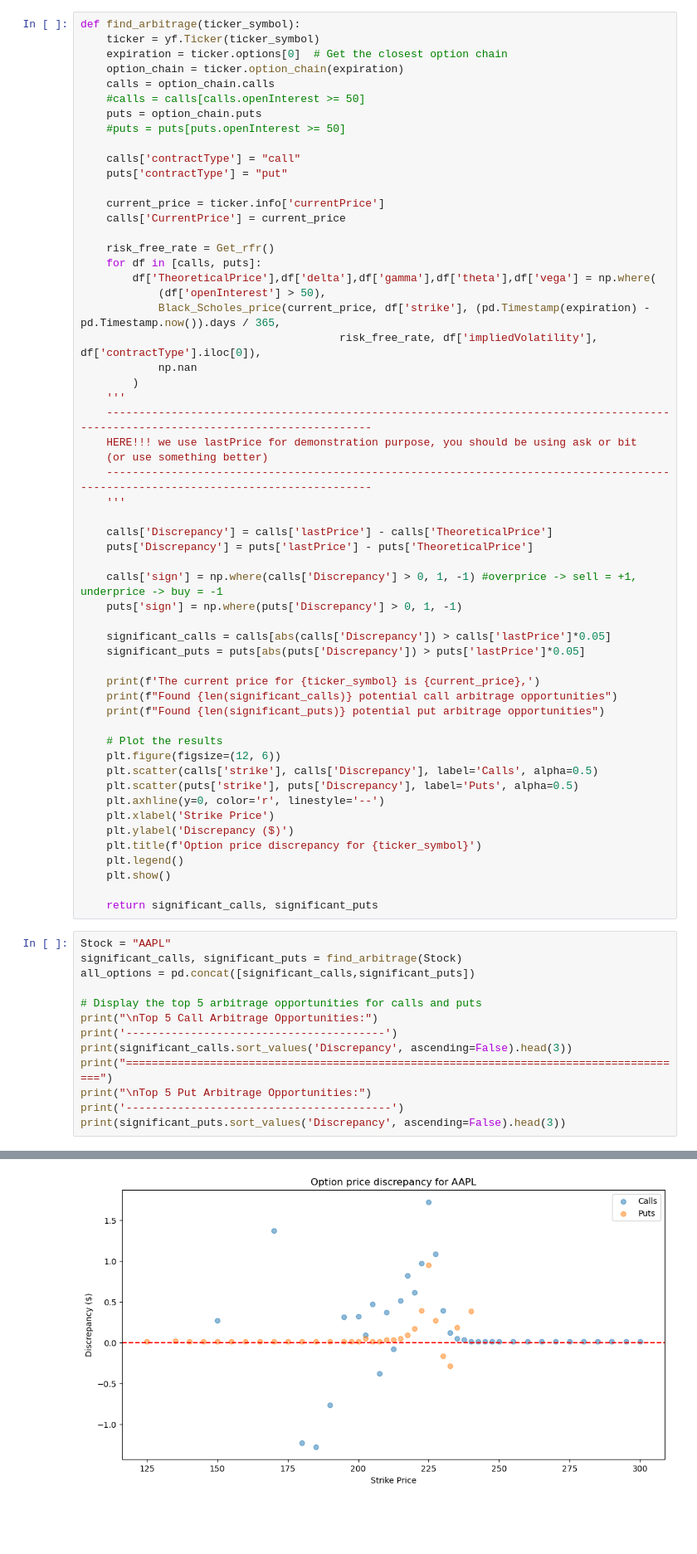
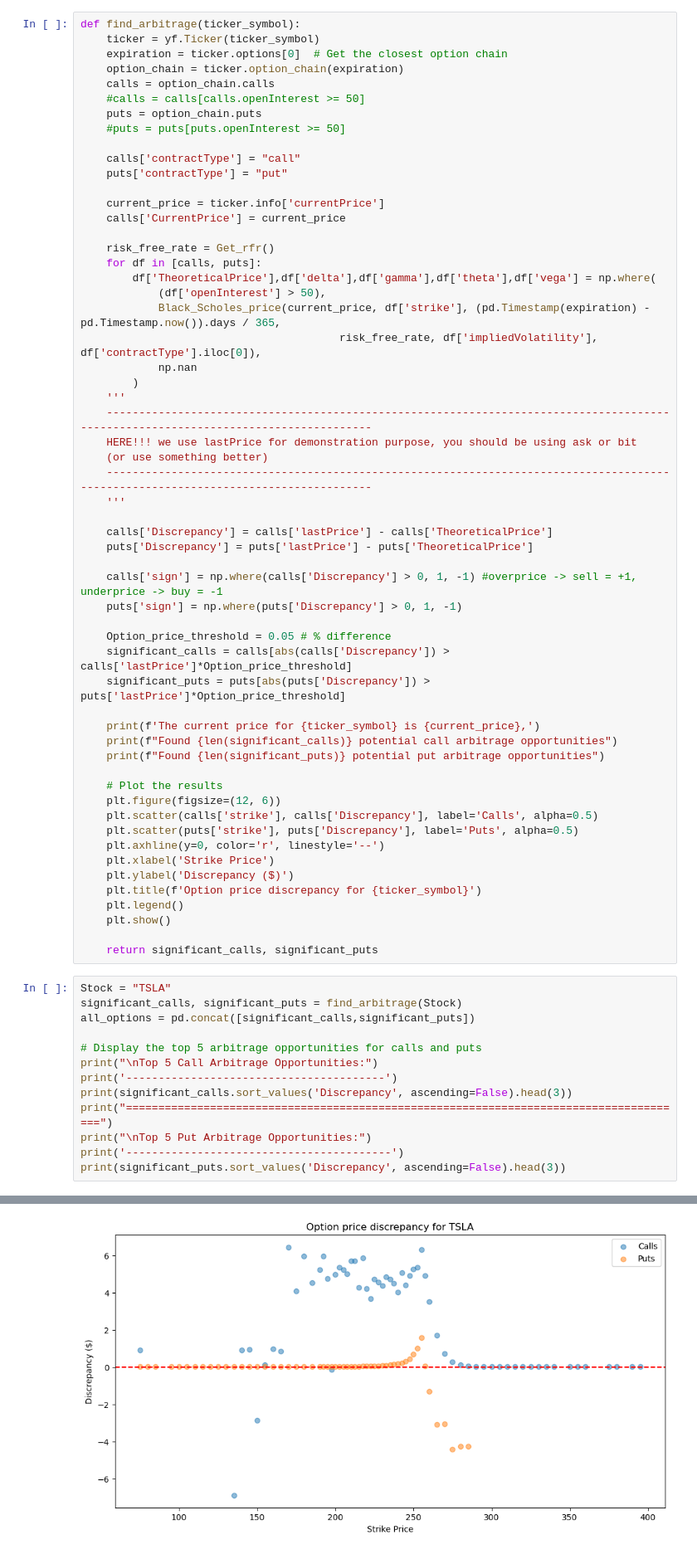
Before and after one commit to SzeLok0305/Finance_study, a Jupyter notebook: Options/Option_Theoretical_Arbitrage.ipynb, the cells around one changed output, grey strips where cells are left out. Shown: that part at 83% size. Drawn from its saved outputs; the diff is of its cells as text; blank space fills up the shorter version.

```diff
--- a/Options/Option_Theoretical_Arbitrage.ipynb
+++ b/Options/Option_Theoretical_Arbitrage.ipynb
@@ -70,8 +70,9 @@ def find_arbitrage(ticker_symbol):
     calls['sign'] = np.where(calls['Discrepancy'] > 0, 1, -1) #overprice -> sell = +1, underprice -> buy = -1
     puts['sign'] = np.where(puts['Discrepancy'] > 0, 1, -1)
 
-    significant_calls = calls[abs(calls['Discrepancy']) > calls['lastPrice']*0.05]
-    significant_puts = puts[abs(puts['Discrepancy']) > puts['lastPrice']*0.05]
+    Option_price_threshold = 0.05 # % difference
+    significant_calls = calls[abs(calls['Discrepancy']) > calls['lastPrice']*Option_price_threshold]
+    significant_puts = puts[abs(puts['Discrepancy']) > puts['lastPrice']*Option_price_threshold]
 
     print(f'The current price for {ticker_symbol} is {current_price},')
     print(f"Found {len(significant_calls)} potential call arbitrage opportunities")
@@ -90,7 +91,7 @@ def find_arbitrage(ticker_symbol):
 
     return significant_calls, significant_puts
 # %%
-Stock = "AAPL"
+Stock = "TSLA"
 significant_calls, significant_puts = find_arbitrage(Stock)
 all_options = pd.concat([significant_calls,significant_puts])
 
@@ -109,3 +110,3 @@ Found 27 potential put arbitrage opportunities
-[figure, old version]
+[figure, new version]
 Top 5 Call Arbitrage Opportunities:
 ----------------------------------------
```
Also changed, not shown: parts of 6 cells of this notebook.
